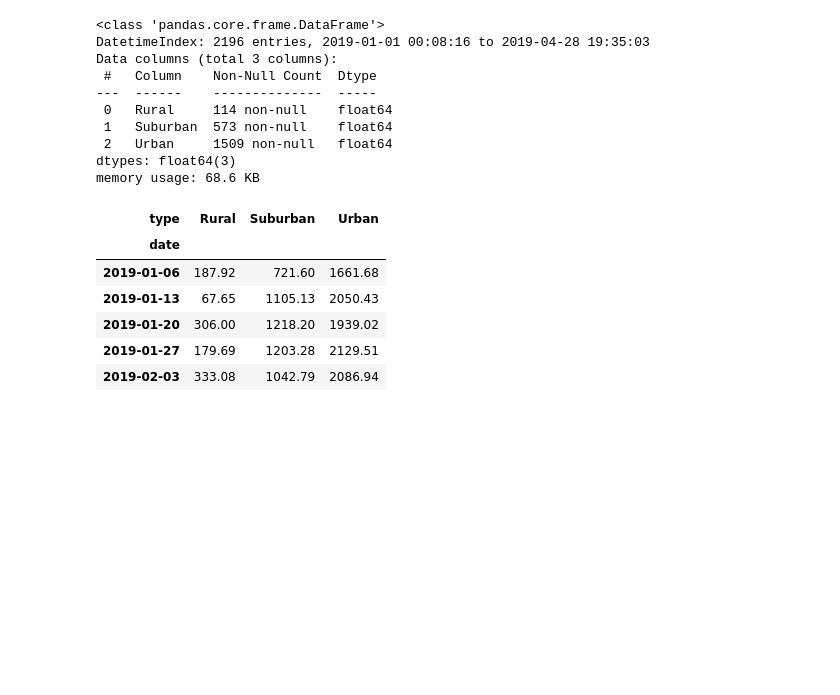
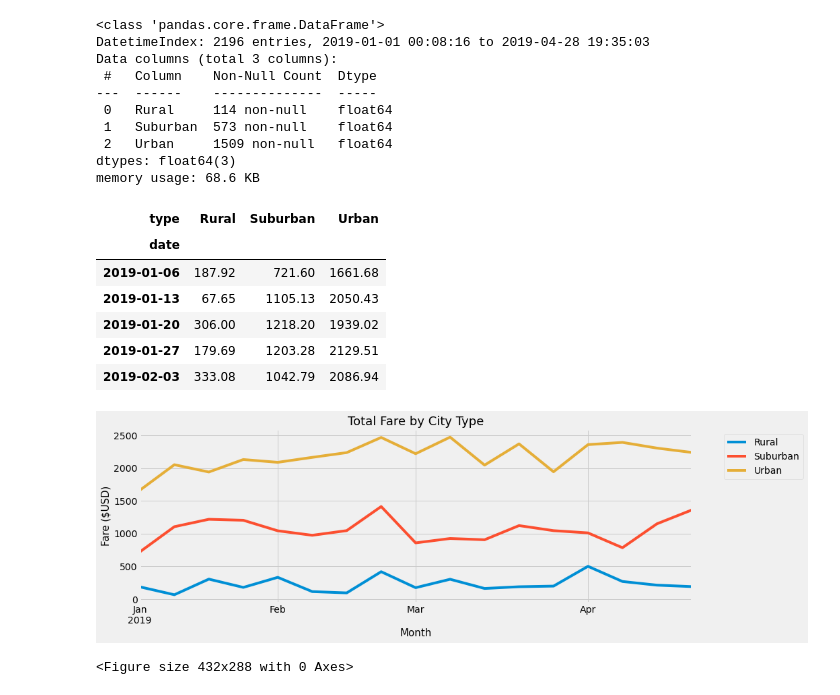
Before and after one commit to bwill09/PyBer_Analysis, a Jupyter notebook: PyBer_Challenge.ipynb, the cells around one changed output. Cells and saved outputs as stored; diff of their text form; code cells hidden in the pictures; blank space fills up the shorter version.

```diff
--- a/PyBer_Challenge.ipynb
+++ b/PyBer_Challenge.ipynb
@@ -268,3 +268,32 @@ fares_by_week_df.head()
 | 2019-01-20 | 306.00 | 1218.20 | 1939.02 |
 | 2019-01-27 | 179.69 | 1203.28 | 2129.51 |
 | 2019-02-03 | 333.08 | 1042.79 | 2086.94 |
+# %%
+# 8. Using the object-oriented interface method, plot the resample DataFrame using the df.plot() function.
+
+# Import the style from Matplotlib.
+from matplotlib import style
+# Use the graph style fivethirtyeight.
+style.use('fivethirtyeight')
+
+fares_by_week_df.plot(figsize=(15, 5))
+
+# Format chartIncorporate the other graph properties
+plt.title("Total Fare by City Type", fontsize=18)
+plt.ylabel("Fare ($USD)", fontsize=15)
+plt.xlabel("Month", fontsize=15)
+plt.grid(True)
+
+# Create a legend
+plt.legend(bbox_to_anchor=(1.05, 1.0), loc='upper left')
+plt.tight_layout()
+
+
+# Show Figure
+plt.show()
+
+# Save figure.
+plt.savefig("analysis/PyBer_fare_summary.png")
+# %% [output]
+[figure, added]
+<Figure size 432x288 with 0 Axes>
```
Also changed, not shown: parts of 1 cell of this notebook.
